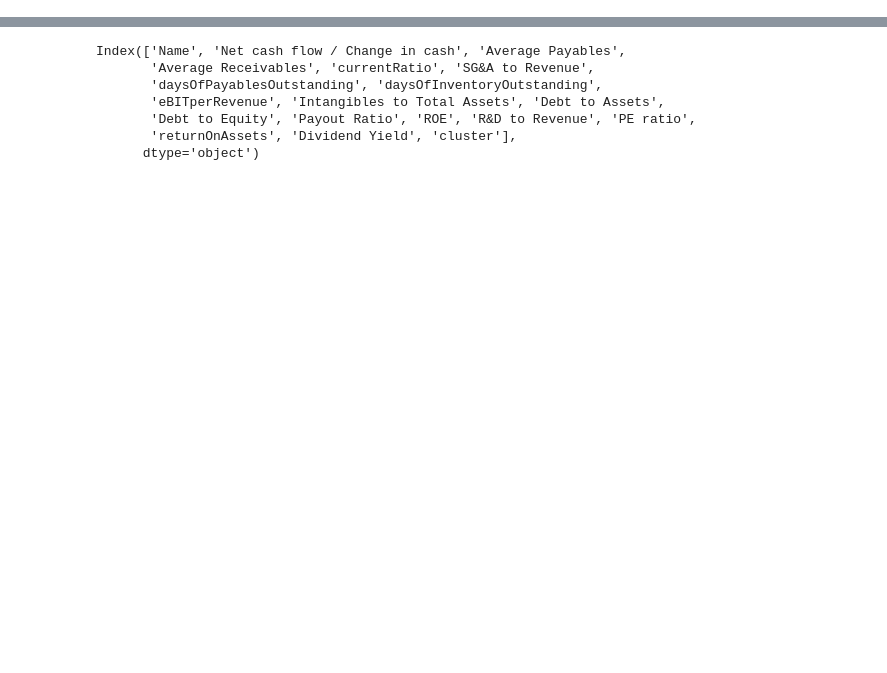
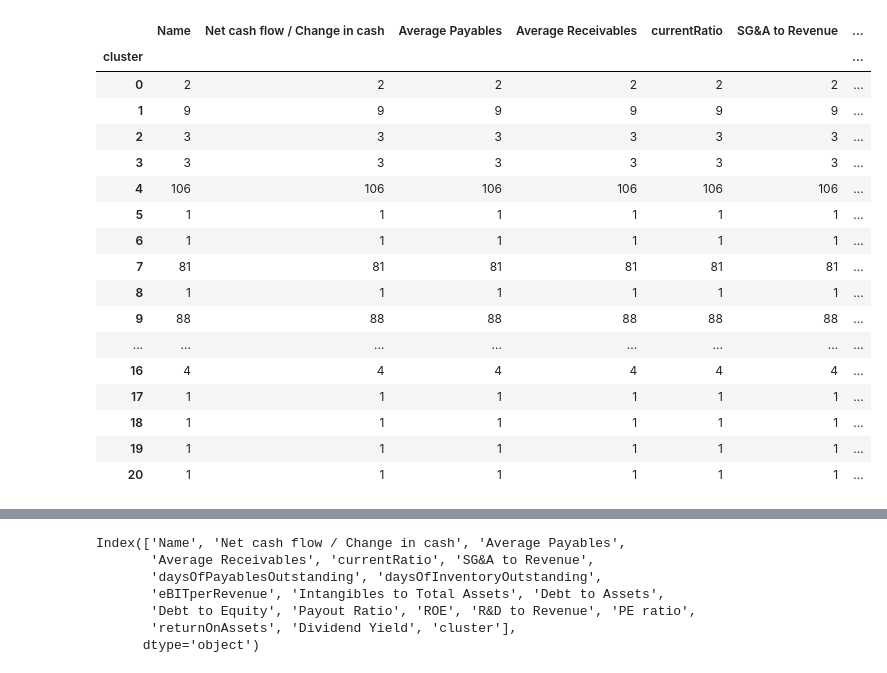
Before and after one commit to geotrieu/fsa, a Jupyter notebook: Jupyter/RandomForest.ipynb, the cells around one changed output, grey strips where cells are left out. Saved outputs shown, nothing was run; the diff lists cells and outputs as text; code cells hidden in the pictures; blank space fills up the shorter version.

```diff
--- a/Jupyter/RandomForest.ipynb
+++ b/Jupyter/RandomForest.ipynb
@@ -8 +7,22 @@ features.head(5)
 columns = features.columns
+# %%
+features.groupby('cluster').count()
+# %% [output]
+|  | Name | Net cash flow / Change in cash | Average Payables | Average Receivables | currentRatio | SG&A to Revenue | ... |
+| cluster |  |  |  |  |  |  | ... |
+| 0 | 2 | 2 | 2 | 2 | 2 | 2 | ... |
+| 1 | 9 | 9 | 9 | 9 | 9 | 9 | ... |
+| 2 | 3 | 3 | 3 | 3 | 3 | 3 | ... |
+| 3 | 3 | 3 | 3 | 3 | 3 | 3 | ... |
+| 4 | 106 | 106 | 106 | 106 | 106 | 106 | ... |
+| 5 | 1 | 1 | 1 | 1 | 1 | 1 | ... |
+| 6 | 1 | 1 | 1 | 1 | 1 | 1 | ... |
+| 7 | 81 | 81 | 81 | 81 | 81 | 81 | ... |
+| 8 | 1 | 1 | 1 | 1 | 1 | 1 | ... |
+| 9 | 88 | 88 | 88 | 88 | 88 | 88 | ... |
+| ... | ... | ... | ... | ... | ... | ... | ... |
+| 16 | 4 | 4 | 4 | 4 | 4 | 4 | ... |
+| 17 | 1 | 1 | 1 | 1 | 1 | 1 | ... |
+| 18 | 1 | 1 | 1 | 1 | 1 | 1 | ... |
+| 19 | 1 | 1 | 1 | 1 | 1 | 1 | ... |
+| 20 | 1 | 1 | 1 | 1 | 1 | 1 | ... |
```
Also changed, not shown: parts of 8 cells of this notebook, 1 other file.
